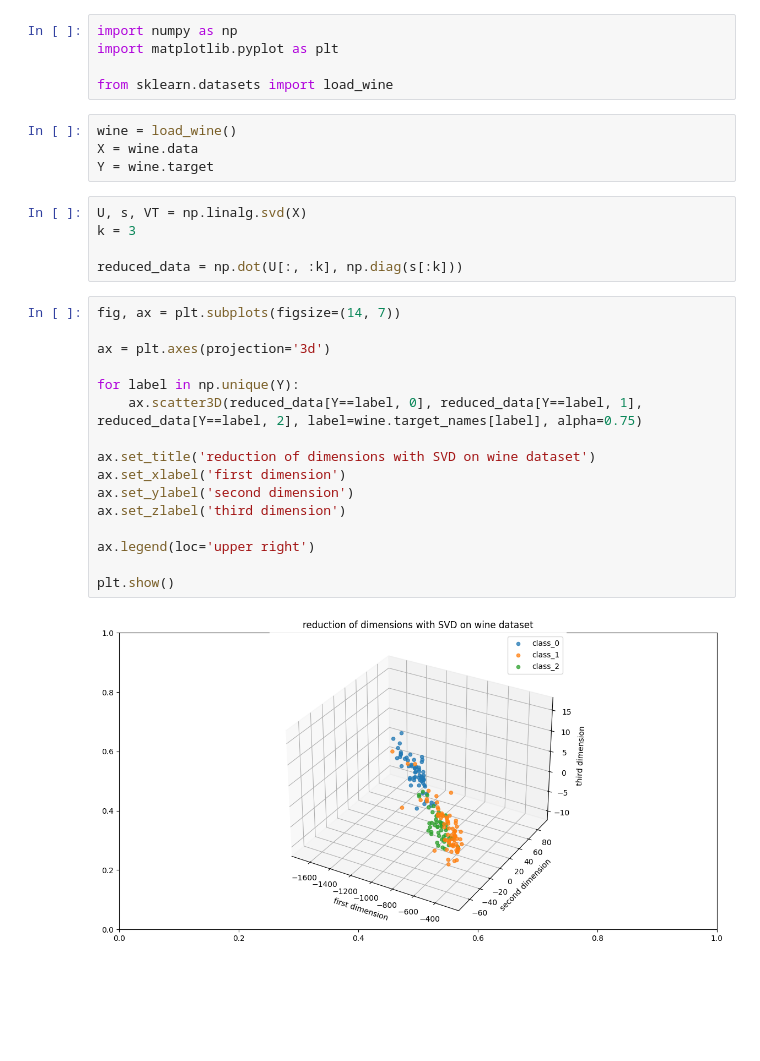
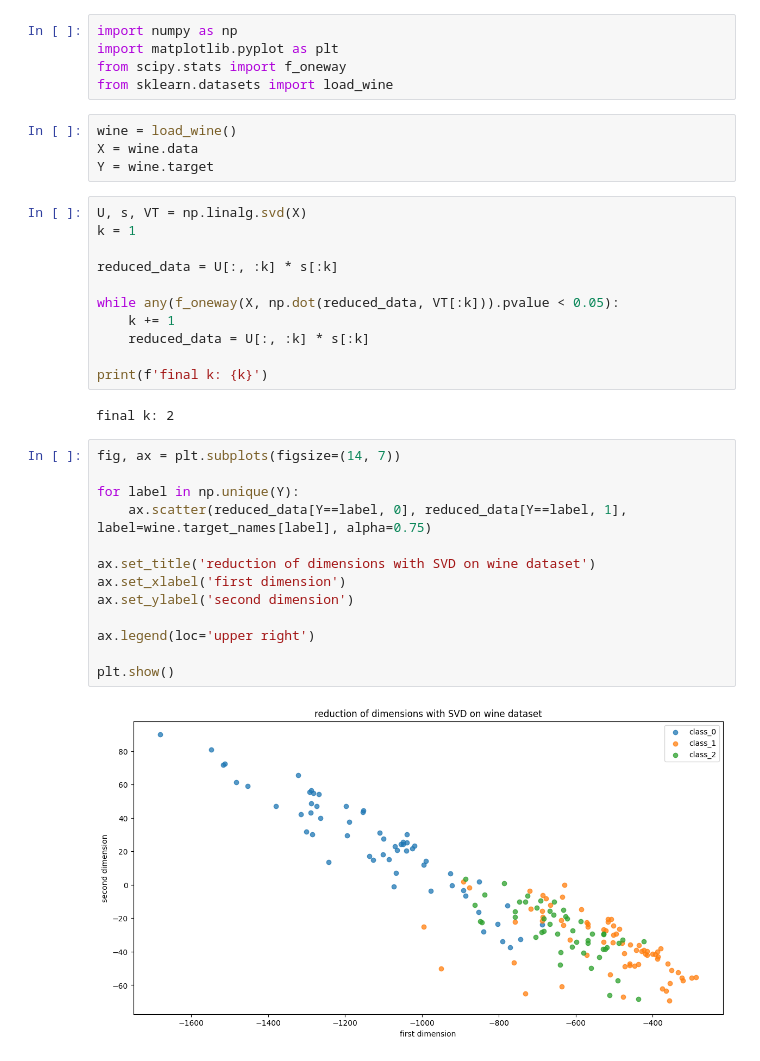
Before and after one commit to MateuszKwiat/pwr_ins, a Jupyter notebook: sme4/Big_data/lab/lab6/zad4_jn.ipynb, the cells around one changed output. Drawn from its saved outputs; the diff is of its cells as text; blank space fills up the shorter version.

Commit message:
big data lab6, exercise4, tests addition

```diff
--- a/sme4/Big_data/lab/lab6/zad4_jn.ipynb
+++ b/sme4/Big_data/lab/lab6/zad4_jn.ipynb
@@ -1,7 +1,7 @@
 # %%
 import numpy as np
 import matplotlib.pyplot as plt
-
+from scipy.stats import f_oneway
 from sklearn.datasets import load_wine
 # %%
 wine = load_wine()
@@ -9,24 +9,29 @@ X = wine.data
 Y = wine.target
 # %%
 U, s, VT = np.linalg.svd(X)
-k = 3
+k = 1
 
-reduced_data = np.dot(U[:, :k], np.diag(s[:k]))
+reduced_data = U[:, :k] * s[:k]
+
+while any(f_oneway(X, np.dot(reduced_data, VT[:k])).pvalue < 0.05):
+    k += 1
+    reduced_data = U[:, :k] * s[:k]
+
+print(f'final k: {k}')
+# %% [output]
+final k: 2
 # %%
 fig, ax = plt.subplots(figsize=(14, 7))
 
-ax = plt.axes(projection='3d')
-
 for label in np.unique(Y):
-    ax.scatter3D(reduced_data[Y==label, 0], reduced_data[Y==label, 1], reduced_data[Y==label, 2], label=wine.target_names[label], alpha=0.75)
+    ax.scatter(reduced_data[Y==label, 0], reduced_data[Y==label, 1], label=wine.target_names[label], alpha=0.75)
 
 ax.set_title('reduction of dimensions with SVD on wine dataset')
 ax.set_xlabel('first dimension')
 ax.set_ylabel('second dimension')
-ax.set_zlabel('third dimension')
 
 ax.legend(loc='upper right')
 
 plt.show()
 # %% [output]
-[figure, old version]
+[figure, new version]
```
Also changed, not shown: 2 other files.
